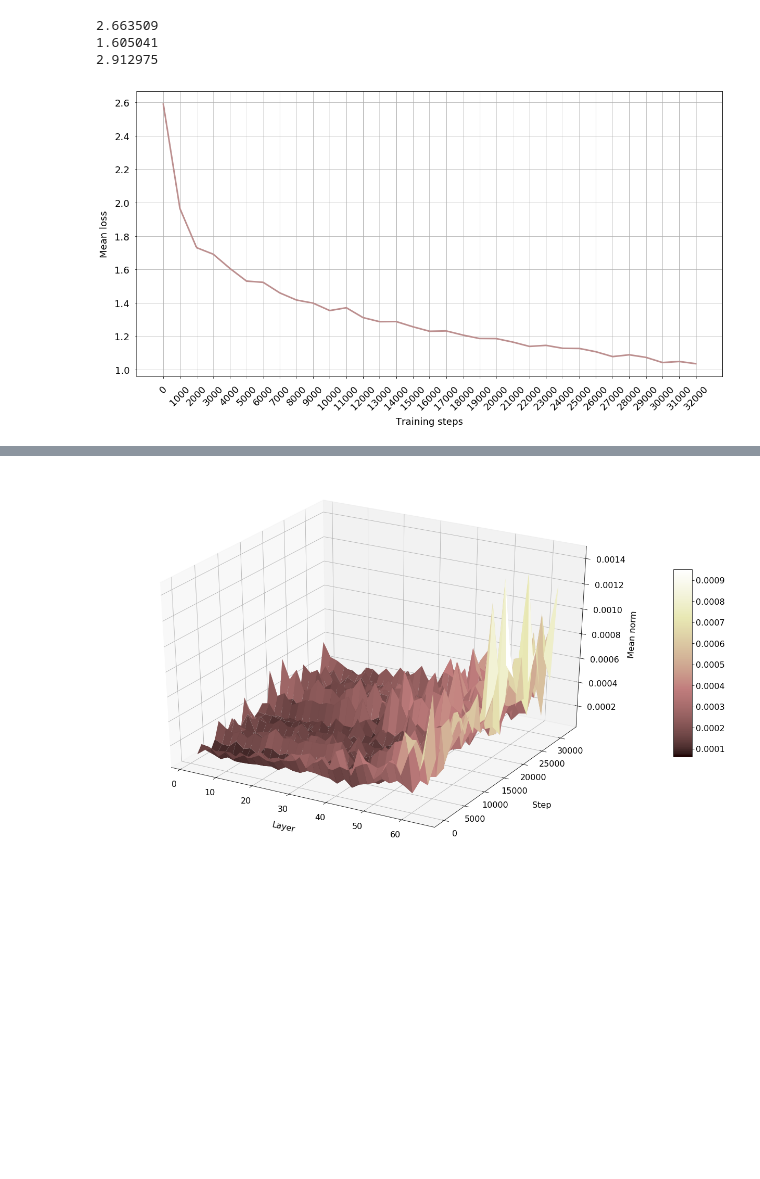
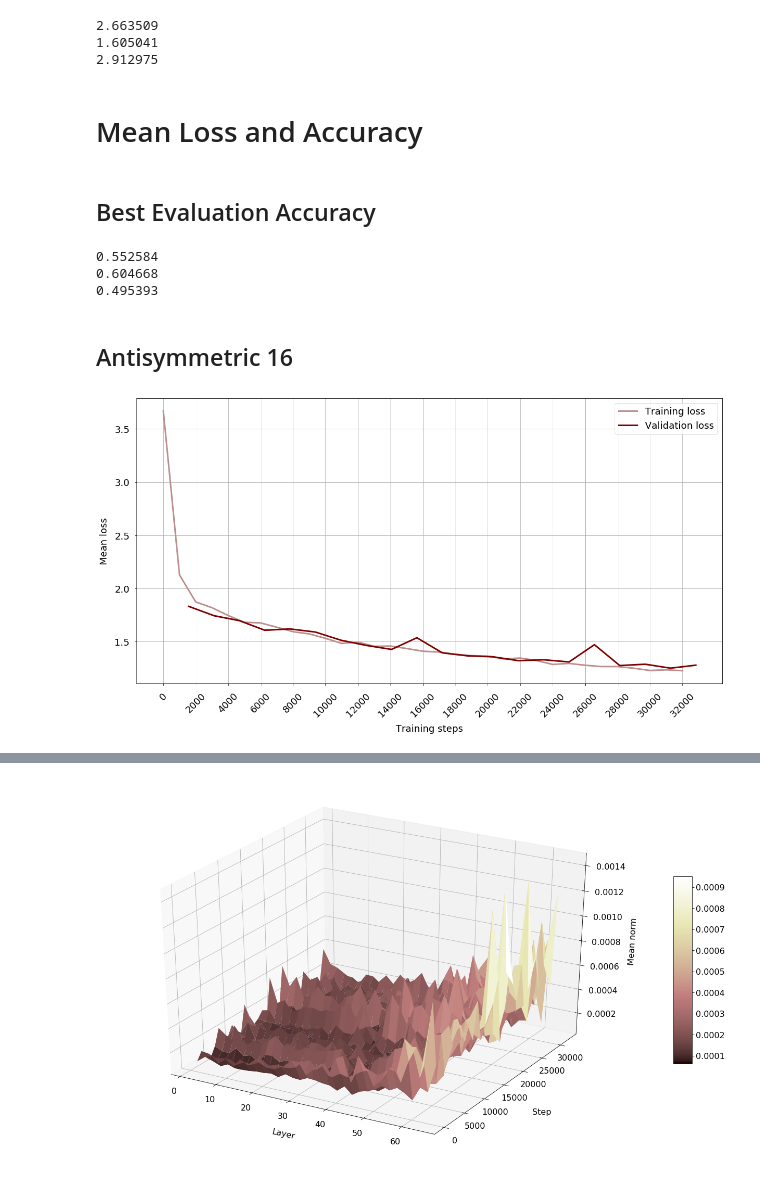
Before and after one commit to pierluigiferrari/differential_equations_resnet, a Jupyter notebook: experiments_antisymmetric_resnet_v7.ipynb, the cells around one changed output, grey strips where cells are left out. Saved outputs shown, nothing was run; the diff lists cells and outputs as text; code cells hidden in the pictures; blank space fills up the shorter version.

```diff
--- a/experiments_antisymmetric_resnet_v7.ipynb
+++ b/experiments_antisymmetric_resnet_v7.ipynb
@@ -508,8 +564,15 @@ class TrainingHistory(EvaluationHistory):
 # %%
-anti_16_history_filepath = '/pierluigiferrari/git/differential_equations_resnet/numerical_results/single_block_antisymmetric_64-layers_16-filters_gradient_history.csv'
-regu_16_history_filepath = '/pierluigiferrari/git/differential_equations_resnet/numerical_results/single_block_regular_64-layers_16-filters_gradient_history.csv'
-regu_8_history_filepath = '/pierluigiferrari/git/differential_equations_resnet/numerical_results/single_block_regular_64-layers_8-filters_gradient_history.csv'
+anti_16_train_history_filepath = '/pierluigiferrari/git/differential_equations_resnet/numerical_results/single_block_antisymmetric_64-layers_16-filters_gradient_history.csv'
+regu_16_train_history_filepath = '/pierluigiferrari/git/differential_equations_resnet/numerical_results/single_block_regular_64-layers_16-filters_gradient_history.csv'
+regu_8_train_history_filepath = '/pierluigiferrari/git/differential_equations_resnet/numerical_results/single_block_regular_64-layers_8-filters_gradient_history.csv'
 
-anti_16_history = TrainingHistory(history_filepath=anti_16_history_filepath)
-regu_16_history = TrainingHistory(history_filepath=regu_16_history_filepath)
-regu_8_history = TrainingHistory(history_filepath=regu_8_history_filepath)
+anti_16_eval_history_filepath = '/pierluigiferrari/git/differential_equations_resnet/numerical_results/single_block_antisymmetric_64-layers_16-filters_evaluation_metrics.csv'
+regu_16_eval_history_filepath = '/pierluigiferrari/git/differential_equations_resnet/numerical_results/single_block_regular_64-layers_16-filters_evaluation_metrics.csv'
+regu_8_eval_history_filepath = '/pierluigiferrari/git/differential_equations_resnet/numerical_results/single_block_regular_64-layers_8-filters_evaluation_metrics.csv'
+
+anti_16_history = TrainingHistory(training_history_filepath=anti_16_train_history_filepath,
+                                  evaluation_history_filepath=anti_16_eval_history_filepath)
+regu_16_history = TrainingHistory(training_history_filepath=regu_16_train_history_filepath,
+                                  evaluation_history_filepath=regu_16_eval_history_filepath)
+regu_8_history = TrainingHistory(training_history_filepath=regu_8_train_history_filepath,
+                                  evaluation_history_filepath=regu_8_eval_history_filepath)
@@ -549,18 +618,41 @@ print('{:f}'.format(regu_8_st_relative))
 2.663509
 1.605041
 2.912975
+# %% [markdown]
+# Mean Loss and Accuracy
+# %% [markdown]
+## Best Evaluation Accuracy
+# %%
+anti_16_best_evaluation_accuracy = np.amax(anti_16_history.evaluation_accuracy)
+regu_16_best_evaluation_accuracy = np.amax(regu_16_history.evaluation_accuracy)
+regu_8_best_evaluation_accuracy = np.amax(regu_8_history.evaluation_accuracy)
+
+print('{:f}'.format(anti_16_best_evaluation_accuracy))
+print('{:f}'.format(regu_16_best_evaluation_accuracy))
+print('{:f}'.format(regu_8_best_evaluation_accuracy))
+# %% [output]
+0.552584
+0.604668
+0.495393
+# %% [markdown]
+## Antisymmetric 16
 # %%
-regu_16_history.plot_mean_loss(step_bounds=(None, None, 100),
-                               figsize=(20,10),
-                               line_width=3.0,
-                               line_color='rosybrown',
-                               x_ticks=(None, None, 100),
-                               x_ticks_rotation=45,
-                               tick_label_size=18,
-                               tick_label_pad=(10, 10),
-                               axis_label_size=18,
-                               axis_label_pad=(10, 10),
-                               axis_labels=['Training steps', 'Mean loss'],
-                               grid=True)
+figure, axes = anti_16_history.plot_mean_loss(data='both',
+                                              figsize=(20,10),
+                                              step_bounds_training=(None, None, 100),
+                                              step_bounds_evaluation=(None, None, None),
+                                              line_color_training='rosybrown',
+                                              line_color_evaluation='maroon',
+                                              line_width=3.0,
+                                              x_ticks=(None, None, 200),
+                                              x_ticks_rotation=45,
+                                              tick_label_size=18,
+                                              tick_label_pad=(10, 10),
+                                              axis_label_size=18,
+                                              axis_label_pad=(10, 10),
+                                              axis_labels=['Training steps', 'Mean loss'],
+                                              show_legend=True,
+                                              legend_size=18,
+                                              show_grid=True)
 # %% [output]
-[figure, old version]
+[figure, new version]
```
Also changed, not shown: parts of 27 cells of this notebook.
